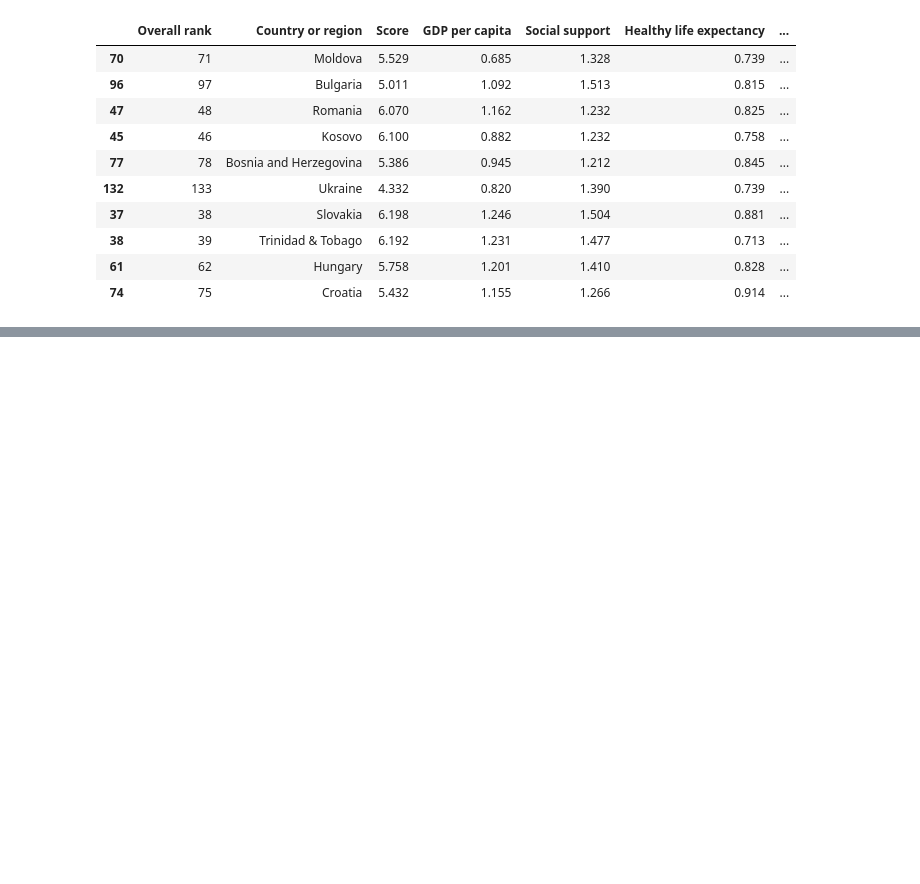
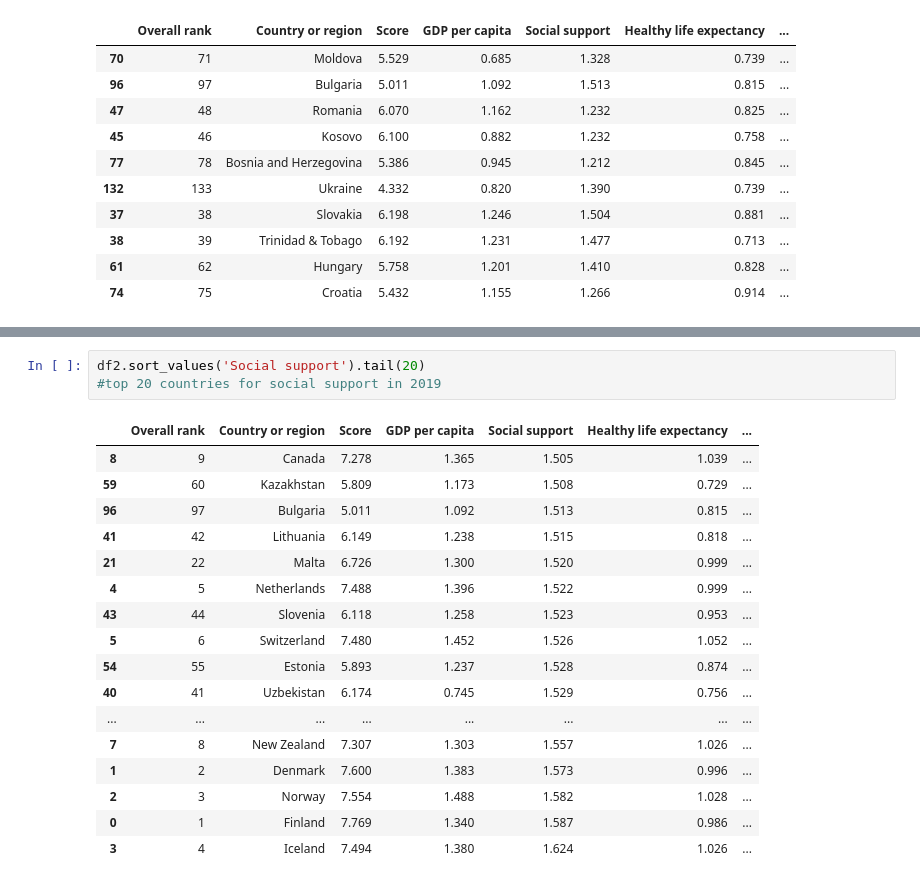
Before and after one commit to marissameadows0/BDI-475-Project, a Jupyter notebook: BDI_475_Project.ipynb, the cells around one changed output, grey strips where cells are left out. Drawn from its saved outputs; the diff is of its cells as text; blank space fills up the shorter version.

```diff
--- a/BDI_475_Project.ipynb
+++ b/BDI_475_Project.ipynb
@@ -240,0 +270,21 @@ df_support_life_expectancy
+# %%
+df2.sort_values('Social support').tail(20)
+#top 20 countries for social support in 2019
+# %% [output]
+|  | Overall rank | Country or region | Score | GDP per capita | Social support | Healthy life expectancy | ... |
+| 8 | 9 | Canada | 7.278 | 1.365 | 1.505 | 1.039 | ... |
+| 59 | 60 | Kazakhstan | 5.809 | 1.173 | 1.508 | 0.729 | ... |
+| 96 | 97 | Bulgaria | 5.011 | 1.092 | 1.513 | 0.815 | ... |
+| 41 | 42 | Lithuania | 6.149 | 1.238 | 1.515 | 0.818 | ... |
+| 21 | 22 | Malta | 6.726 | 1.300 | 1.520 | 0.999 | ... |
+| 4 | 5 | Netherlands | 7.488 | 1.396 | 1.522 | 0.999 | ... |
+| 43 | 44 | Slovenia | 6.118 | 1.258 | 1.523 | 0.953 | ... |
+| 5 | 6 | Switzerland | 7.480 | 1.452 | 1.526 | 1.052 | ... |
+| 54 | 55 | Estonia | 5.893 | 1.237 | 1.528 | 0.874 | ... |
+| 40 | 41 | Uzbekistan | 6.174 | 0.745 | 1.529 | 0.756 | ... |
+| ... | ... | ... | ... | ... | ... | ... | ... |
+| 7 | 8 | New Zealand | 7.307 | 1.303 | 1.557 | 1.026 | ... |
+| 1 | 2 | Denmark | 7.600 | 1.383 | 1.573 | 0.996 | ... |
+| 2 | 3 | Norway | 7.554 | 1.488 | 1.582 | 1.028 | ... |
+| 0 | 1 | Finland | 7.769 | 1.340 | 1.587 | 0.986 | ... |
+| 3 | 4 | Iceland | 7.494 | 1.380 | 1.624 | 1.026 | ... |
```
Also changed, not shown: parts of 24 cells of this notebook.
